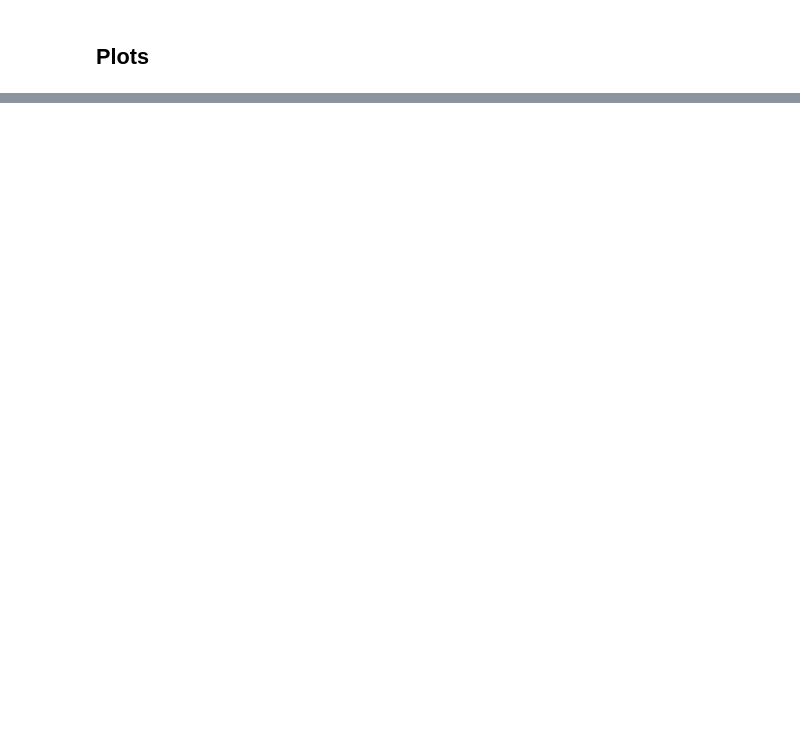
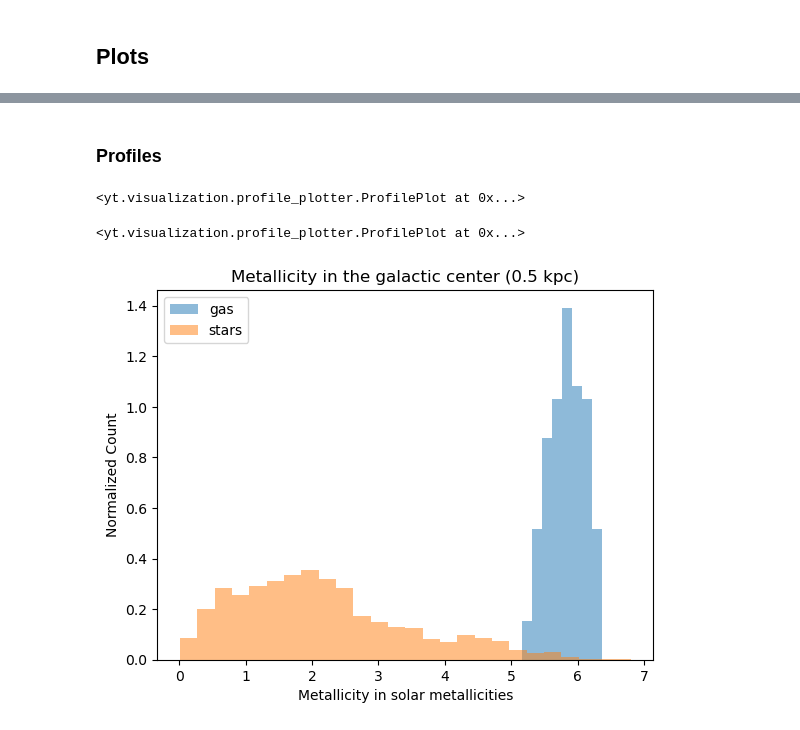
Before and after one commit to ChrisBoettner/skaro, a Jupyter notebook: notebooks/View.ipynb, the cells around one changed output, grey strips where cells are left out. Drawn from its saved outputs; the diff is of its cells as text; code cells hidden in the pictures; blank space fills up the shorter version.

Commit message:
did a few more plots

```diff
--- a/notebooks/View.ipynb
+++ b/notebooks/View.ipynb
@@ -79,0 +114,49 @@ p.show()
+# %% [markdown]
+### Profiles
+# %%
+# density-weighted gas metallicity
+gas_profile = yt.create_profile(
+    data_source=mw.disk(radius=ds.quan(20,'kpc')),
+    bin_fields=[("PartType0", "radius")],
+    fields=[("PartType0", "GFM_Metallicity")],
+    n_bins=100,
+    units={('PartType0', 'radius'): 'kpc', ('PartType0','GFM_Metallicity'): 'Zsun'},
+    weight_field=('PartType0', 'density'),
+)
+
+plot = yt.ProfilePlot.from_profiles(gas_profile)
+plot.set_log(("PartType0", "radius"), False)
+plot.set_log(("PartType0", "GFM_Metallicity"), False)
+plot.set_ylim(('PartType0','GFM_Metallicity'),0.5, 6)
+plot.show()
+# %% [output]
+<yt.visualization.profile_plotter.ProfilePlot at 0x...>
+# %%
+# average stellar metallicity profile
+star_profile = yt.create_profile(
+    data_source=mw.disk(radius=ds.quan(20,'kpc')),
+    bin_fields=[("PartType4", "particle_radius")],
+    fields=[("PartType4", "GFM_Metallicity")],
+    n_bins=100,
+    units={('PartType4', 'particle_radius'): 'kpc', ('PartType4','GFM_Metallicity'): 'Zsun'},
+    weight_field=('PartType4', 'particle_ones'),
+)
+
+plot = yt.ProfilePlot.from_profiles(star_profile)
+plot.set_log(('PartType4', 'particle_radius'), False)
+plot.set_log(('PartType4','GFM_Metallicity'), False)
+plot.set_ylim(('PartType4','GFM_Metallicity'),0.5, 3)
+plot.show()
+# %% [output]
+<yt.visualization.profile_plotter.ProfilePlot at 0x...>
+# %%
+# metallicity histogram - galactic center
+plt.hist(mw.sphere(radius=ds.quan(0.5,'kpc'))['PartType0','GFM_Metallicity'].to('Zsun').value, density=True, bins='fd', label='gas', alpha=0.5)
+plt.hist(mw.sphere(radius=ds.quan(0.5,'kpc'))['PartType4','GFM_Metallicity'].to('Zsun').value, density=True, bins='fd', label='stars', alpha=0.5)
+plt.xlabel('Metallicity in solar metallicities')
+plt.ylabel('Normalized Count')
+plt.title('Metallicity in the galactic center (0.5 kpc)')
+plt.legend()
+plt.show()
+# %% [output]
+[figure, added]
```
Also changed, not shown: parts of 8 cells of this notebook, 3 other files.
